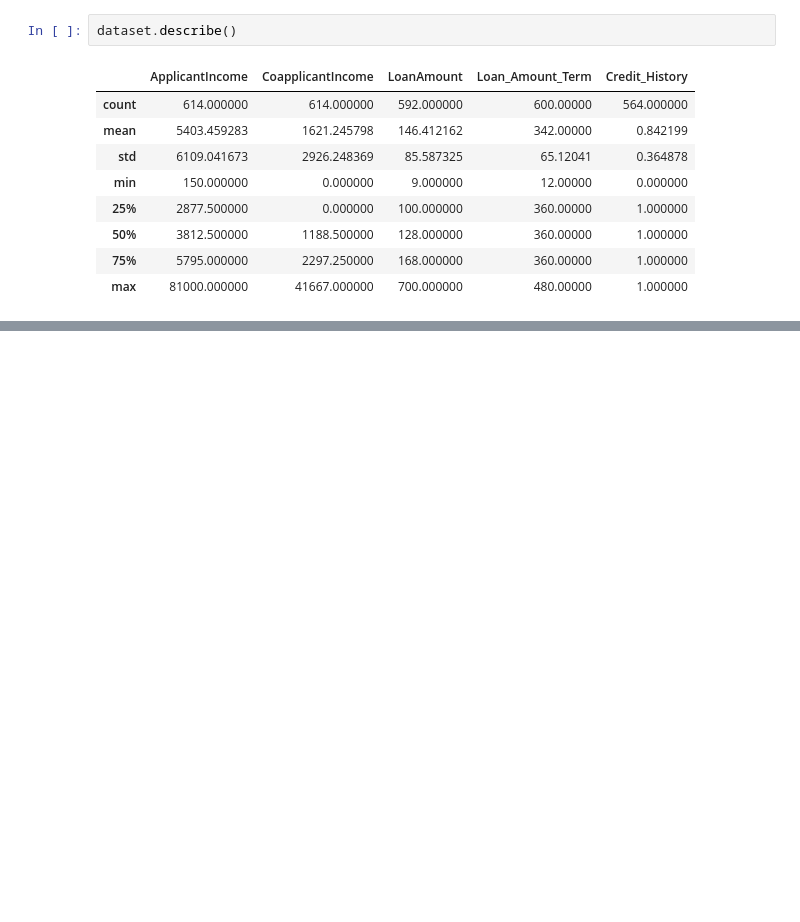
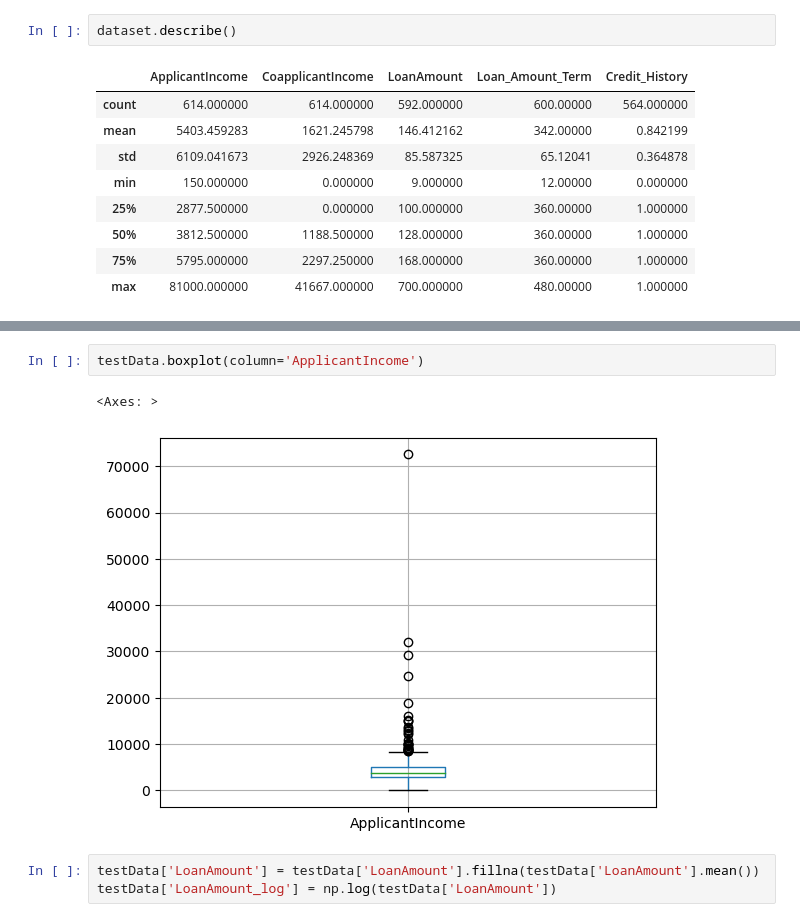
Before and after one commit to mappy92/Loan-Eligibility-Prediction, a Jupyter notebook: loan_eligibility_prediction.ipynb, the cells around one changed output, grey strips where cells are left out. Cells and saved outputs as stored; diff of their text form; blank space fills up the shorter version.

```diff
--- a/loan_eligibility_prediction.ipynb
+++ b/loan_eligibility_prediction.ipynb
@@ -98,0 +429,8 @@ dataset['LoanAmount_log'].hist(bins=20)
+# %%
+testData.boxplot(column='ApplicantIncome')
+# %% [output]
+<Axes: >
+[figure, added]
+# %%
+testData['LoanAmount'] = testData['LoanAmount'].fillna(testData['LoanAmount'].mean())
+testData['LoanAmount_log'] = np.log(testData['LoanAmount'])
```
Also changed, not shown: parts of 57 cells of this notebook.
